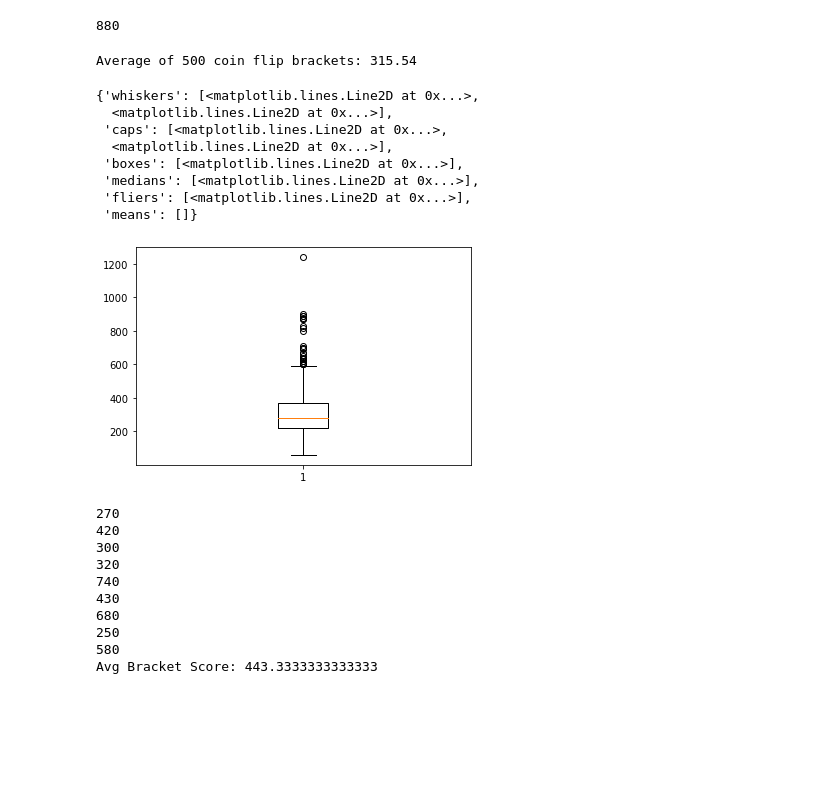
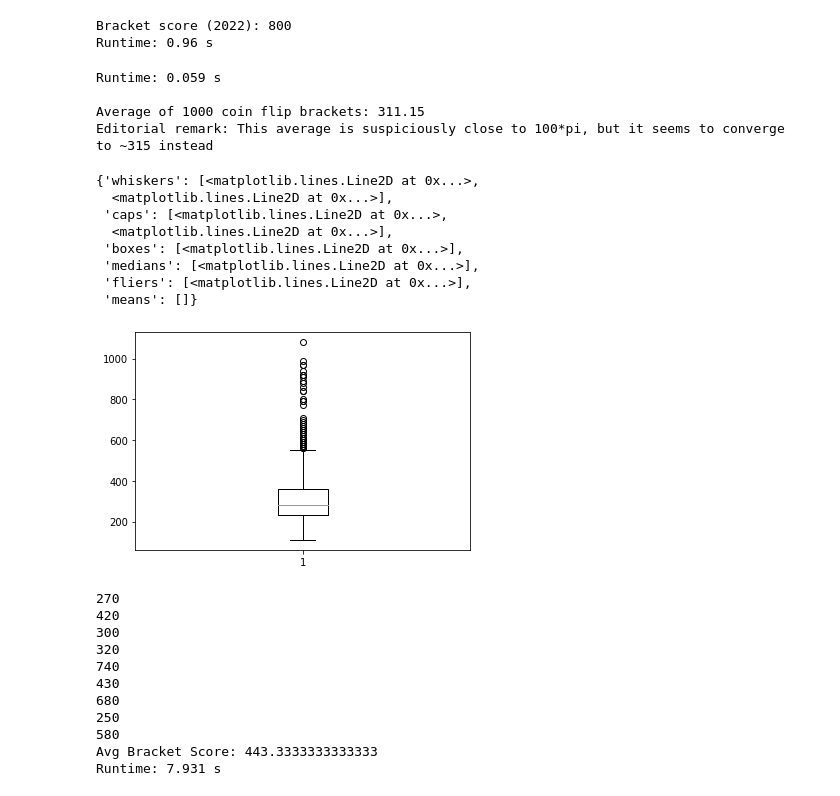
Before and after one commit to AustinStephens/NCAATourneyPredictor, a Jupyter notebook: NCAATourneyPredictorSandbox.ipynb, the cells around one changed output. Drawn from its saved outputs; the diff is of its cells as text; code cells hidden in the pictures; blank space fills up the shorter version.

Commit message:
Added all runtimes, cleaned up code, added comments, correctly numbered cells

```diff
--- a/NCAATourneyPredictorSandbox.ipynb
+++ b/NCAATourneyPredictorSandbox.ipynb
@@ -313,10 +314,15 @@ def trainAndPredictXGB(classifier, test_df, sampleSize, num_games):
 # %%
+import time
+
+#8
+# Predicts game-by-game outcomes from specified years
+
 def predictYear(classifier, year, num_games):
 
     predicted_games = [0] * num_games
 
     test_data = train_DF[train_DF['Season'] == year]
-    test_labels = test_data['Winner']
+    test_labels = test_data['Winner'].astype("int")
     test_data = test_data.drop(columns=['Winner'])
 
     training_data = train_DF[train_DF['Season'] != year]
@@ -343,16 +349,19 @@ def predictYear(classifier, year, num_games):
     # Model Prediction
     preds = classifier.predict(test_proc)
 
-    #print(overall_pred)
+    # Accuracy Score
+    return accuracy_score(test_labels, preds)
 
-    # Accuracy Score
-    #print(preds)
-    return accuracy_score(test_labels, preds)
+start_time = time.time()
 
 acc_scores = []
 for year in years:
     if year > 2010:
         score = predictYear(svm.SVC(C=4.6, gamma=0.01), year, 63)
         acc_scores.append(score)
-print(f"Avg Accuracy: {sum(acc_scores) / len(acc_scores)}")
+
+print(f"Runtime: {time.time() - start_time:.2f} s\n")
+print(f"Avg game-by-game accuracy across all games from 2010-2019: {sum(acc_scores) / len(acc_scores):.4f}")
+
+# add XGB example?
 # %% [output]
@@ -378,13 +403,23 @@ print(accuracy(rf_preds))
 # %%
+import time
+
 #10
+# Predicts and calculates bracket score for 2022 bracket
+
+#All of the matchups had to be entered by hand due to the nature of the data collection for 2022
+#This is something we would change the next time we do the project
 firstRound = {'Team1ID': [1211,1129,1163,1116,1104,1403,1277,1181,1124,1314,1388,1417,1400,1345,1293,1246,1112,1371,1222,1228,1161,1397,1326,1437,1242,1361,1234,1344,1261,1458,1425,1120], 'Team2ID': [1209,1272,1308,1436,1323,1286,1172,1168,1313,1266,1231,1103,1439,1463,1362,1389,1460,1395,1412,1151,1276,1255,1260,1174,1411,1166,1350,1355,1235,1159,1274,1240]}
 tournamentRounds = {'Round1': [1211,1272,1308,1116,1323,1403,1277,1181,1124,1314,1388,1417,1400,1345,1293,1389,1112,1395,1222,1228,1276,1397,1326,1437,1242,1166,1350,1344,1235,1458,1274,1120], \
                     'Round2': [1211,1116,1403,1181,1314,1417,1345,1389,1112,1222,1276,1437,1242,1344,1235,1274], \
                     'Round3': [1116,1181,1314,1389,1222,1437,1242,1274], \
                     'Round4': [1181,1314,1437,1242], 'Round5': [1314, 1242], 'Round6': [1242]}
+
+#Each of the teams are assigned their correct seed, to account for sorting. This was done using an algorithm
+#but was included as hard-coded since the seeds never change to reduce runtime
 seed_dict = {1211: 'W01', 1209: 'W16', 1129: 'W08', 1272: 'W09', 1163: 'W05', 1308: 'W12', 1116: 'W04', 1436: 'W13', 1104: 'W06', 1323: 'W11', 1403: 'W03', 1286: 'W14', 1277: 'W07', 1172: 'W10', 1181: 'W02', 1168: 'W15', 1124: 'X01', 1313: 'X16', 1314: 'X08', 1266: 'X09', 1388: 'X05', 1231: 'X12', 1417: 'X04', 1103: 'X13', 1400: 'X06', 1439: 'X11', 1345: 'X03', 1463: 'X14', 1293: 'X07', 1362: 'X10', 1246: 'X02', 1389: 'X15', 1112: 'Y01', 1460: 'Y16', 1371: 'Y08', 1395: 'Y09', 1222: 'Y05', 1412: 'Y12', 1228: 'Y04', 1151: 'Y13', 1161: 'Y06', 1276: 'Y11', 1397: 'Y03', 1255: 'Y14', 1326: 'Y07', 1260: 'Y10', 1437: 'Y02', 1174: 'Y15', 1242: 'Z01', 1411: 'Z16', 1361: 'Z08', 1166: 'Z09', 1234: 'Z05', 1350: 'Z12', 1344: 'Z04', 1355: 'Z13', 1261: 'Z06', 1235: 'Z11', 1458: 'Z03', 1159: 'Z14', 1425: 'Z07', 1274: 'Z10', 1120: 'Z02', 1240: 'Z15'}
 bracket_df = pd.DataFrame(data=firstRound)
 
+#Predicts tournament outcome and calculates score
 def tournament(classifier, round_bracket, round_num, bracket_score):
     round_df = pd.DataFrame(columns=test_cols)
     for row in round_bracket.iterrows():
@@ -423,7 +458,7 @@ def tournament(classifier, round_bracket, round_num, bracket_score):
         round_df = round_df.append(temp_series, ignore_index=True)
 
     #print(round_df)
-    preds = trainAndPredictXGB(classifier, round_df, 1, len(round_df.index))
+    preds = trainAndPredict(classifier, round_df, 1, len(round_df.index))
 
     #if(round_num == 1):
         #return;
@@ -460,16 +495,25 @@ def tournament(classifier, round_bracket, round_num, bracket_score):
         new_df = pd.DataFrame(data=round_dict)
         tournament(classifier, new_df, round_num+1, bracket_score)
     else:
-        print(bracket_score)
+        print(f"Bracket score (2022): {bracket_score}")
+
+start_time = time.time()
 
 tournament(svm.SVC(C=4.6, gamma=0.01), bracket_df, 1, 0)
+print(f"Runtime: {time.time() - start_time:.2f} s\n")
+
 
 #xgboost
 #eta-[0.05, 0.06, 0.11, 0.13, .15]
 # %% [output]
-880
+Bracket score (2022): 800
+Runtime: 0.96 s
 # %%
 from random import randint
+import time
+
+#11
+# Demonstration of distribution of coin-flip brackets
 
 actual_winners = ( #Teams are given an index starting at the top left and ending at the bottom right
       [], #placeholder so each round can have the right index
@@ -500,37 +544,49 @@ def coin_flip(actual_winners):
 
     for rd in range(1,7):
         sim_tourney = pick_round(sim_tourney)
         predicted_winners.append(sim_tourney[:])
 
     for rd in range(1,7):
         for game in range(0, len(predicted_winners[rd])):
             score = (score + 10 * (2 ** (rd - 1))) if predicted_winners[rd][game] == actual_winners[rd][game] else score
 
     return score
 
 coin_flips = []
 
-num_coin_flips = 500
+start_time = time.time()
+
+# How many coin flip brackets would you like? Feel free to change it (it runs slowly [>10s] above 200,000)
+num_coin_flips = 1000
 for i in range(0, num_coin_flips):
     coin_flips.append(coin_flip(actual_winners))
 
+print(f"Runtime: {time.time() - start_time:.3f} s\n")
+
 print(f"Average of {num_coin_flips} coin flip brackets: {sum(coin_flips) / len(coin_flips)}")
+print("Editorial remark: This average is suspiciously close to 100*pi, but it seems to converge to ~315 instead")
 
 from matplotlib import pyplot
 
 pyplot.boxplot(coin_flips)
 # %% [output]
-Average of 500 coin flip brackets: 315.54
+Runtime: 0.059 s
+
+Average of 1000 coin flip brackets: 311.15
+Editorial remark: This average is suspiciously close to 100*pi, but it seems to converge to ~315 instead
 {'whiskers': [<matplotlib.lines.Line2D at 0x...>,
   <matplotlib.lines.Line2D at 0x...>],
  'caps': [<matplotlib.lines.Line2D at 0x...>,
   <matplotlib.lines.Line2D at 0x...>],
  'boxes': [<matplotlib.lines.Line2D at 0x...>],
  'medians': [<matplotlib.lines.Line2D at 0x...>],
  'fliers': [<matplotlib.lines.Line2D at 0x...>],
  'means': []}
-[figure, old version]
+[figure, new version]
 # %%
+#12
+# Predicts and calculates bracket score for previous years' tournaments
+
 def predictByYear(classifier, round_df, year, num_games):
 
     predicted_games = [0] * num_games
@@ -641,12 +697,14 @@ def tourneyByYear(classifier, round_bracket, round_num, start_index, bracket_sco
 
 
 historical_scores = []
+start_time = time.time()
 for year in years:
     if(year > 2010):
         old_round_df = train_DF[train_DF['Season'] == year]
         old_round_df = old_round_df.head(32)
         historical_scores.append(tourneyByYear(svm.SVC(C=4.6, gamma=0.01), old_round_df,1,0,0,year))
 print(f"Avg Bracket Score: {sum(historical_scores) / len(historical_scores)}")
+print(f"Runtime: {time.time() - start_time:.3f} s\n")
 # %% [output]
 270
 420
@@ -658,3 +716,4 @@ print(f"Avg Bracket Score: {sum(historical_scores) / len(historical_scores)}")
 250
 580
 Avg Bracket Score: 443.3333333333333
+Runtime: 7.931 s
```
Also changed, not shown: parts of 9 cells of this notebook, 2 other files.
